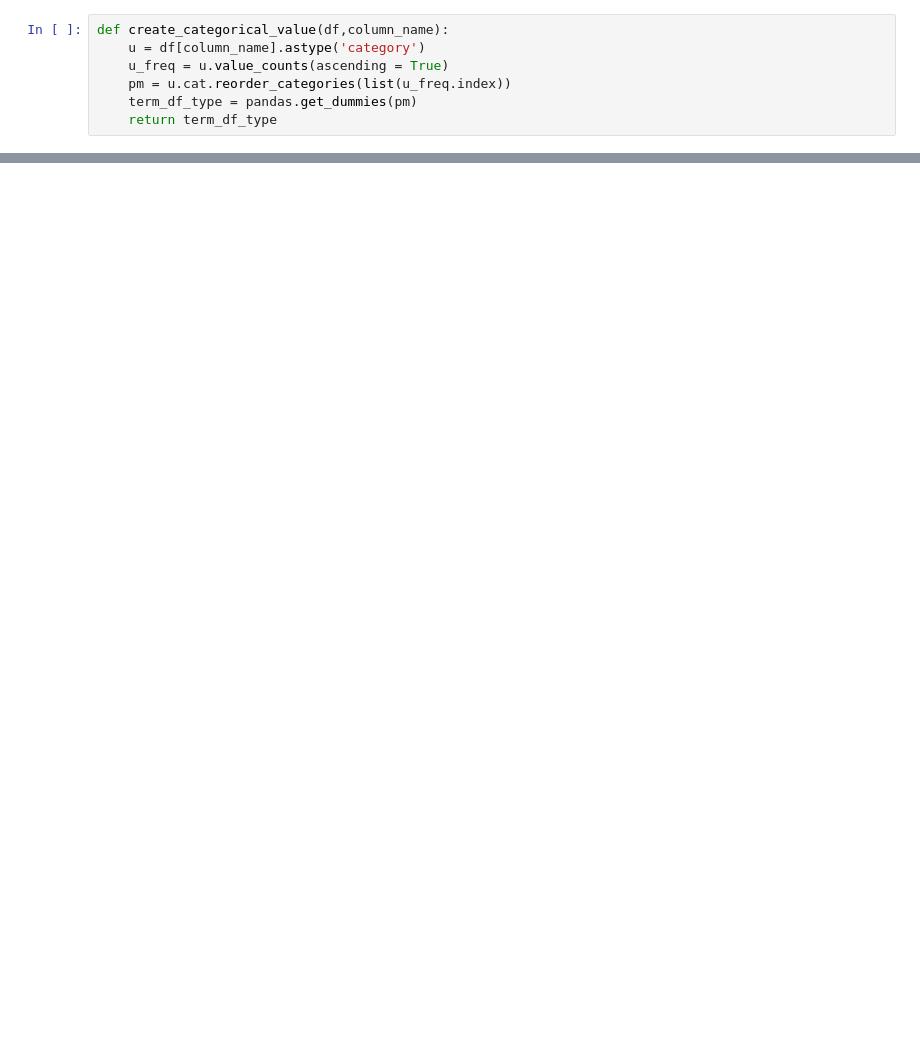
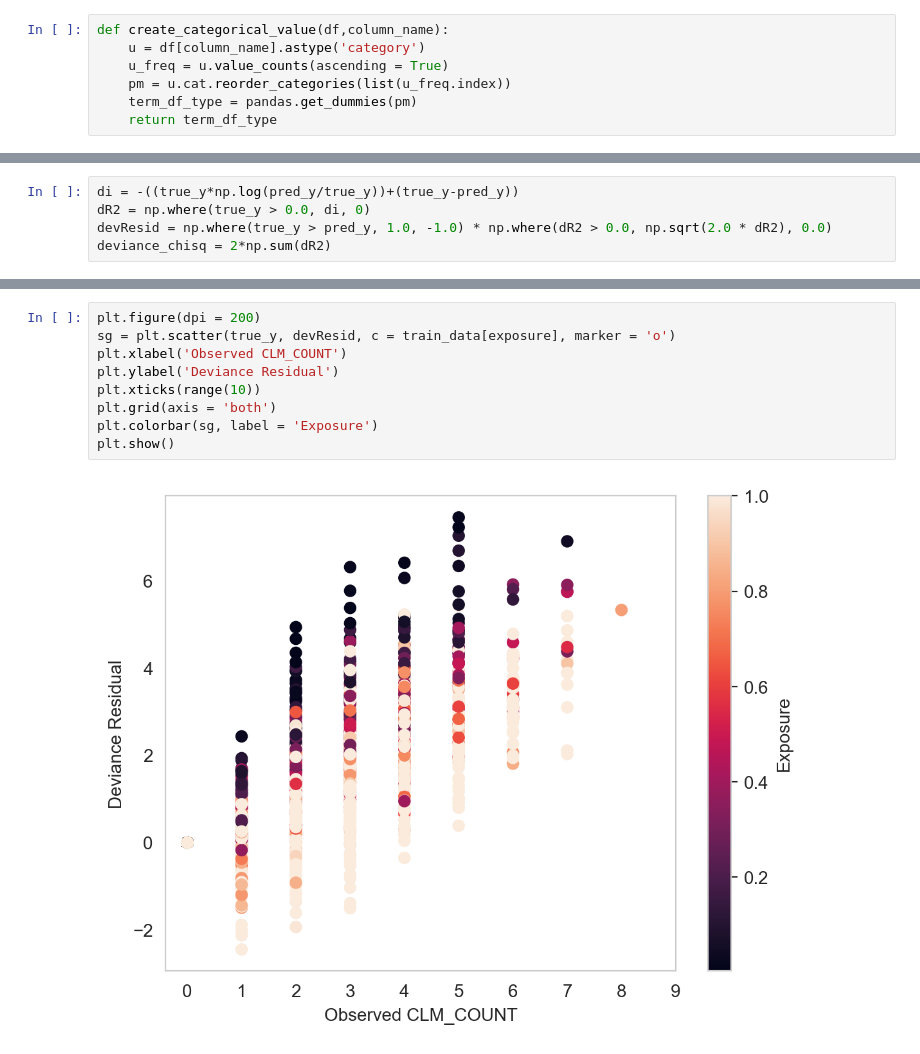
Before and after one commit to vishal-parameswaran/University-of-Chicago, a Jupyter notebook: Linear-Non Linear Models/Assignment 2/assignment-2-lnl.ipynb, the cells around one changed output, grey strips where cells are left out. Drawn from its saved outputs; the diff is of its cells as text; blank space fills up the shorter version.

```diff
--- a/Linear-Non Linear Models/Assignment 2/assignment-2-lnl.ipynb
+++ b/Linear-Non Linear Models/Assignment 2/assignment-2-lnl.ipynb
@@ -238,0 +291,5 @@ outps[0]
+# %%
+di = -((true_y*np.log(pred_y/true_y))+(true_y-pred_y))
+dR2 = np.where(true_y > 0.0, di, 0)
+devResid = np.where(true_y > pred_y, 1.0, -1.0) * np.where(dR2 > 0.0, np.sqrt(2.0 * dR2), 0.0)
+deviance_chisq = 2*np.sum(dR2)
@@ -238,0 +319,11 @@ outps[0]
+# %%
+plt.figure(dpi = 200)
+sg = plt.scatter(true_y, devResid, c = train_data[exposure], marker = 'o')
+plt.xlabel('Observed CLM_COUNT')
+plt.ylabel('Deviance Residual')
+plt.xticks(range(10))
+plt.grid(axis = 'both')
+plt.colorbar(sg, label = 'Exposure')
+plt.show()
+# %% [output]
+[figure, added]
```
Also changed, not shown: parts of 28 cells of this notebook, 4 other files.
